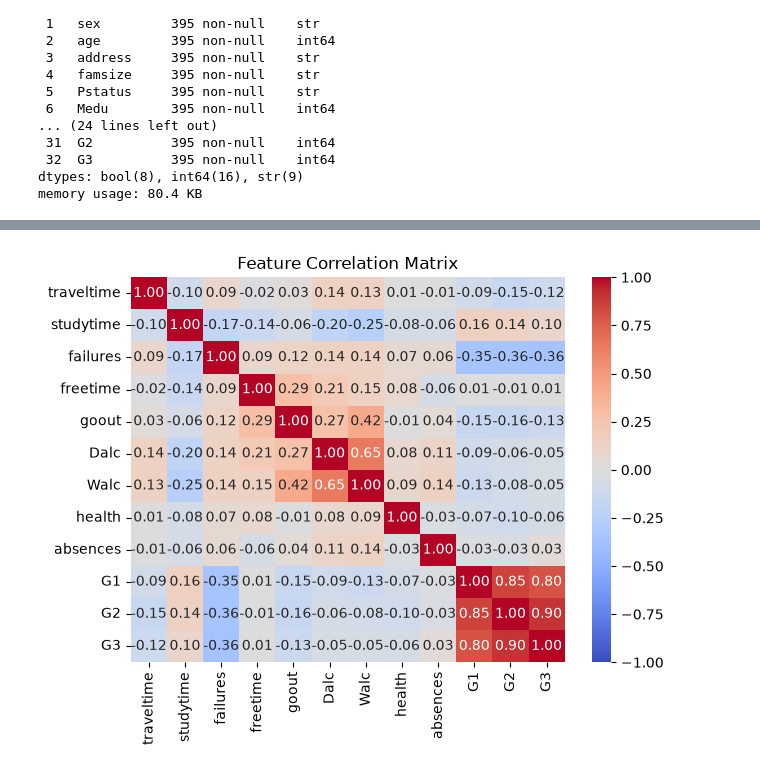
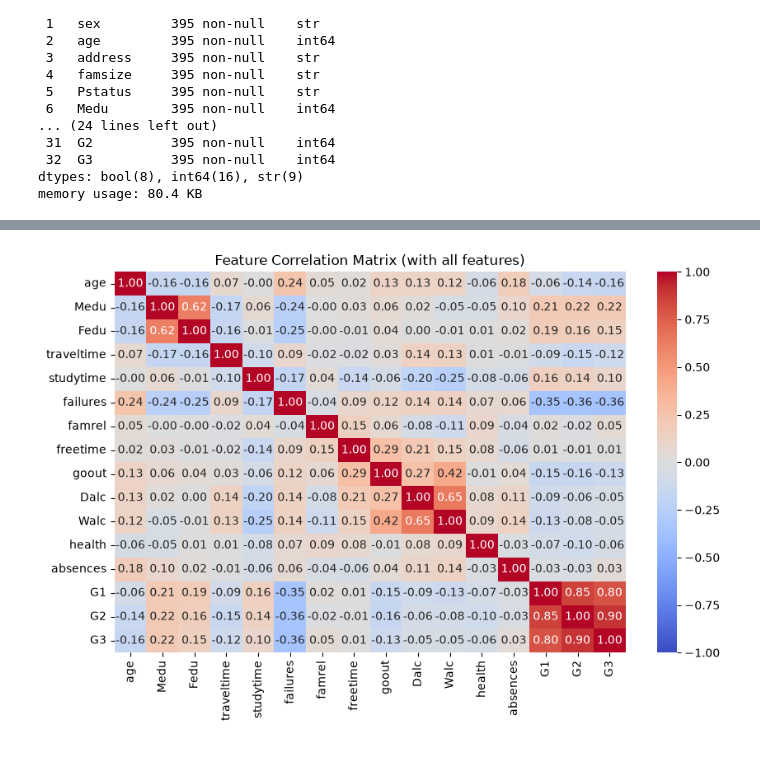
Before and after one commit to cleucilf/student-performance-analysis, a Jupyter notebook: notebooks/data_cleaning.ipynb, the cells around one changed output, grey strips where cells are left out. Cells and saved outputs as stored; diff of their text form; code cells hidden in the pictures.

```diff
--- a/notebooks/data_cleaning.ipynb
+++ b/notebooks/data_cleaning.ipynb
@@ -88,4 +115,0 @@ Our research concerns the relationship between study time and grades, and there
-# %%
-df = df.drop(columns=['school','sex','age', 'address', 'Mjob', 'Fjob', 'famsize', 'Pstatus', 'Medu', 'Fedu', 'reason',
-                      'guardian', 'famrel'])
-df.info()
@@ -110,10 +116,10 @@ memory usage: 40.2 KB
 # %%
 # create a heatmap to show the correlation between all of this dataset's numerical features
 # NOTE: heatmaps are mostly good for showing linear relationships
-plt.figure(figsize=(7, 5))
+plt.figure(figsize=(10, 6))
 numeric_cols = df.select_dtypes(include=["number"])
 sns.heatmap(numeric_cols.corr(), annot=True, cmap="coolwarm", fmt=".2f", vmin = -1, vmax=1)
-plt.title("Feature Correlation Matrix")
+plt.title("Feature Correlation Matrix (with all features)")
 plt.show()
 # %% [output]
-[figure, old version]
+[figure, new version]
```
Also changed, not shown: parts of 6 cells of this notebook.
